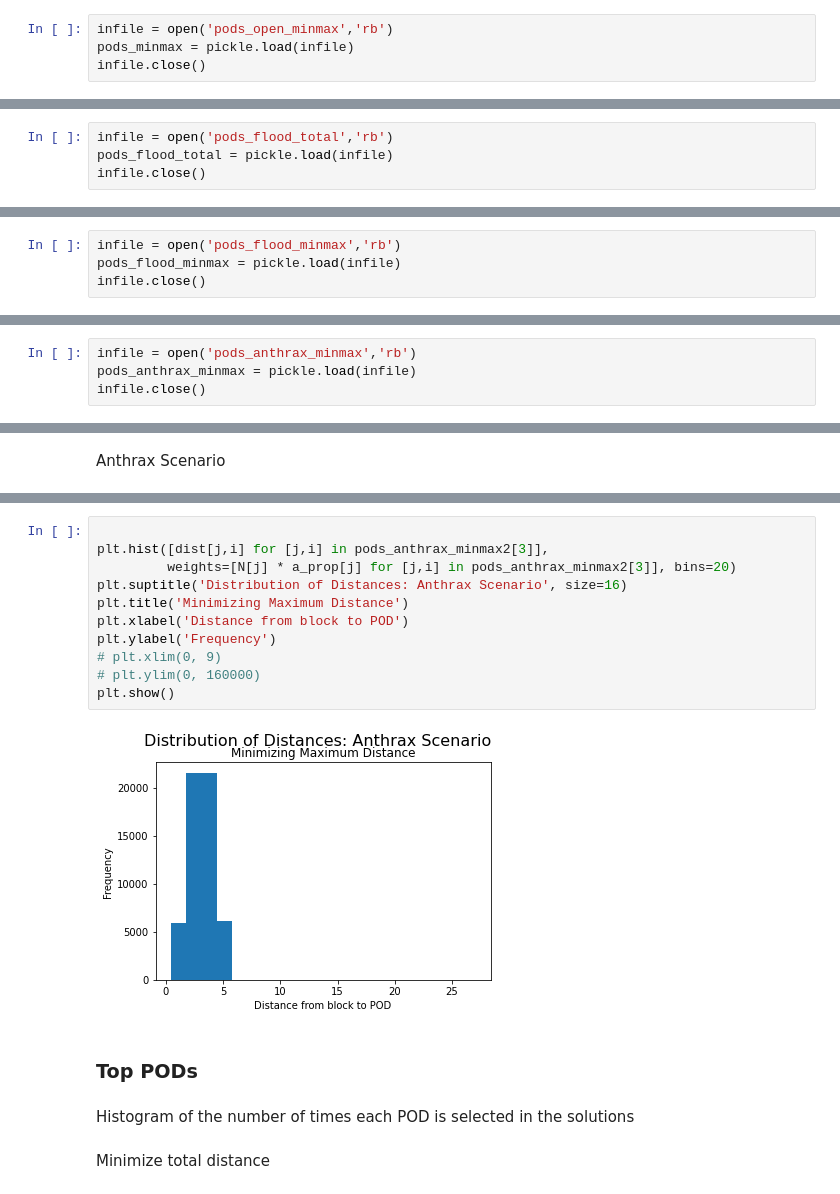
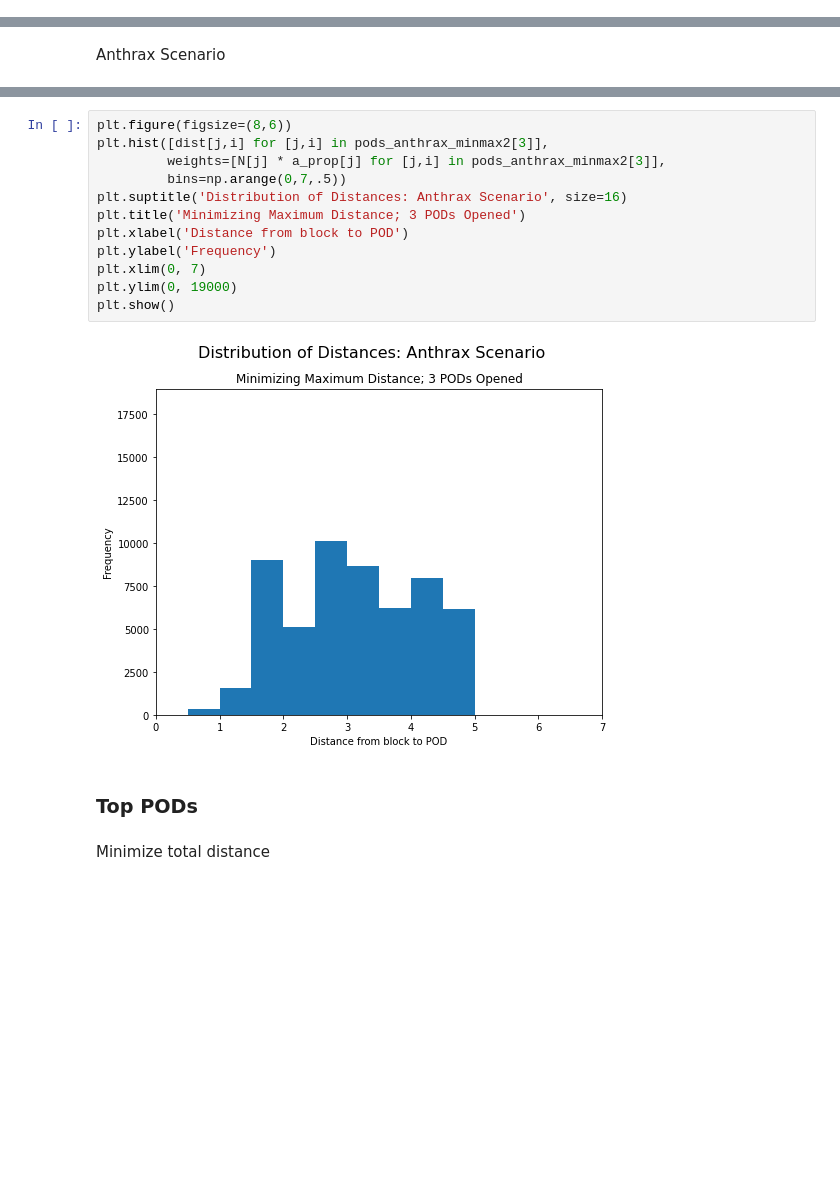
Before and after one commit to espeigle36/points-of-dispense, a Jupyter notebook: Analysis_E.ipynb, the cells around one changed output, grey strips where cells are left out. Drawn from its saved outputs; the diff is of its cells as text; blank space fills up the shorter version.

```diff
--- a/Analysis_E.ipynb
+++ b/Analysis_E.ipynb
@@ -26,26 +26,14 @@ infile.close()
 infile = open('pods_open_total2','rb')
 pods_total2 = pickle.load(infile)
 infile.close()
-# %%
-infile = open('pods_open_minmax','rb')
-pods_minmax = pickle.load(infile)
-infile.close()
 # %%
 infile = open('pods_open_minmax2','rb')
 pods_minmax2 = pickle.load(infile)
 infile.close()
-# %%
-infile = open('pods_flood_total','rb')
-pods_flood_total = pickle.load(infile)
-infile.close()
 # %%
 infile = open('pods_flood_total2','rb')
 pods_flood_total2 = pickle.load(infile)
 infile.close()
-# %%
-infile = open('pods_flood_minmax','rb')
-pods_flood_minmax = pickle.load(infile)
-infile.close()
 # %%
 infile = open('pods_flood_minmax2','rb')
 pods_flood_minmax2 = pickle.load(infile)
@@ -54,10 +42,6 @@ infile.close()
 infile = open('pods_anthrax_total','rb')
 pods_anthrax_total = pickle.load(infile)
 infile.close()
-# %%
-infile = open('pods_anthrax_minmax','rb')
-pods_anthrax_minmax = pickle.load(infile)
-infile.close()
 # %%
 infile = open('pods_anthrax_minmax2','rb')
 pods_anthrax_minmax2 = pickle.load(infile)
@@ -275,20 +304,19 @@ plt.show()
 # %%
-
+plt.figure(figsize=(8,6))
 plt.hist([dist[j,i] for [j,i] in pods_anthrax_minmax2[3]],
-         weights=[N[j] * a_prop[j] for [j,i] in pods_anthrax_minmax2[3]], bins=20)
+         weights=[N[j] * a_prop[j] for [j,i] in pods_anthrax_minmax2[3]],
+         bins=np.arange(0,7,.5))
 plt.suptitle('Distribution of Distances: Anthrax Scenario', size=16)
-plt.title('Minimizing Maximum Distance')
+plt.title('Minimizing Maximum Distance; 3 PODs Opened')
 plt.xlabel('Distance from block to POD')
 plt.ylabel('Frequency')
-# plt.xlim(0, 9)
-# plt.ylim(0, 160000)
+plt.xlim(0, 7)
+plt.ylim(0, 19000)
 plt.show()
 # %% [output]
-[figure, old version]
+[figure, new version]
 # %% [markdown]
 ### Top PODs
-# %% [markdown]
-Histogram of the number of times each POD is selected in the solutions
 # %% [markdown]
 Minimize total distance
 # %%
```
Also changed, not shown: parts of 23 cells of this notebook.
